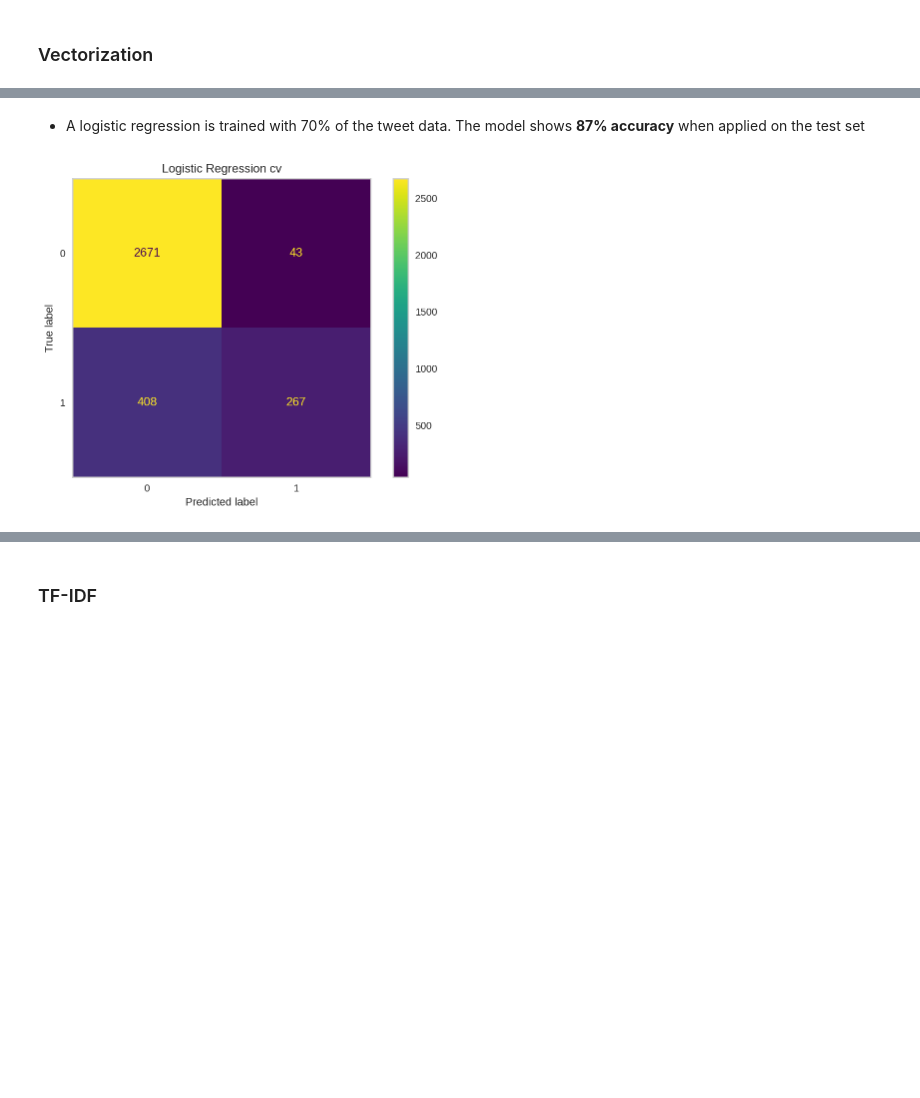
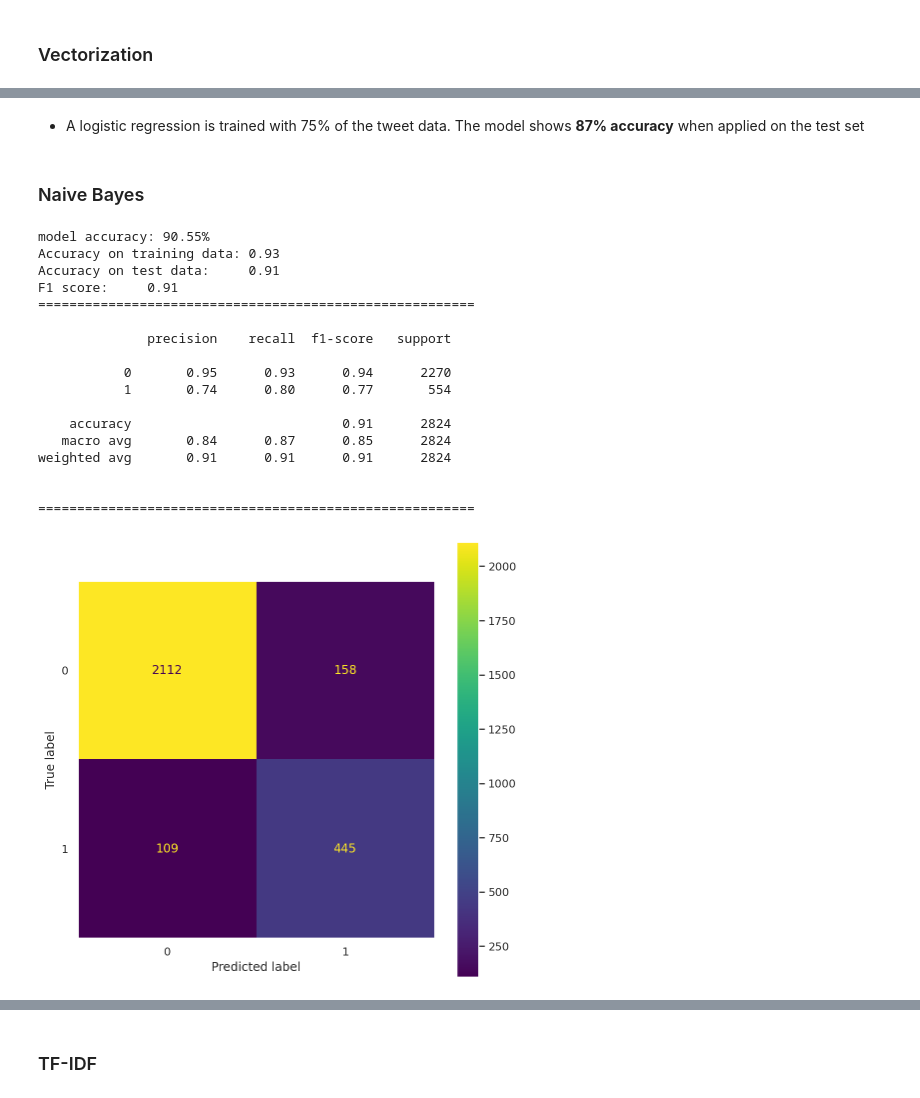
Before and after one commit to jadecebeci/Twitter-Sentiment-Analysis-on-Airlines, a Jupyter notebook: Preprocessing_and_Modeling.ipynb, the cells around one changed output, grey strips where cells are left out. Saved outputs shown, nothing was run; the diff lists cells and outputs as text; code cells hidden in the pictures; blank space fills up the shorter version.

```diff
--- a/Preprocessing_and_Modeling.ipynb
+++ b/Preprocessing_and_Modeling.ipynb
@@ -434,8 +452,27 @@ weighted avg       0.87      0.87      0.85      3389
 # %% [markdown]
-- A logistic regression is trained with 70% of the tweet data. The model shows **87% accuracy** when applied on the test set
+- A logistic regression is trained with 75% of the tweet data. The model shows **87% accuracy** when applied on the test set
-# %%
-disp = plot_confusion_matrix(logReg, X_test, y_test)
-disp.ax_.set_title('Logistic Regression cv')
-plt.grid(None)
-# %% [output]
-[figure, removed]
+# %% [markdown]
+### Naive Bayes
+# %%
+from sklearn.naive_bayes import BernoulliNB
+bnb_cv= BernoulliNB().fit(X_train, y_train)
+evaluation(bnb_cv ,X_train, X_test)
+# %% [output]
+model accuracy: 90.55%
+Accuracy on training data: 0.93
+Accuracy on test data:     0.91
+F1 score:     0.91
+========================================================
+
+              precision    recall  f1-score   support
+
+           0       0.95      0.93      0.94      2270
+           1       0.74      0.80      0.77       554
+
+    accuracy                           0.91      2824
+   macro avg       0.84      0.87      0.85      2824
+weighted avg       0.91      0.91      0.91      2824
+
+
+========================================================
+[figure, added]
```
Also changed, not shown: parts of 61 cells of this notebook.
